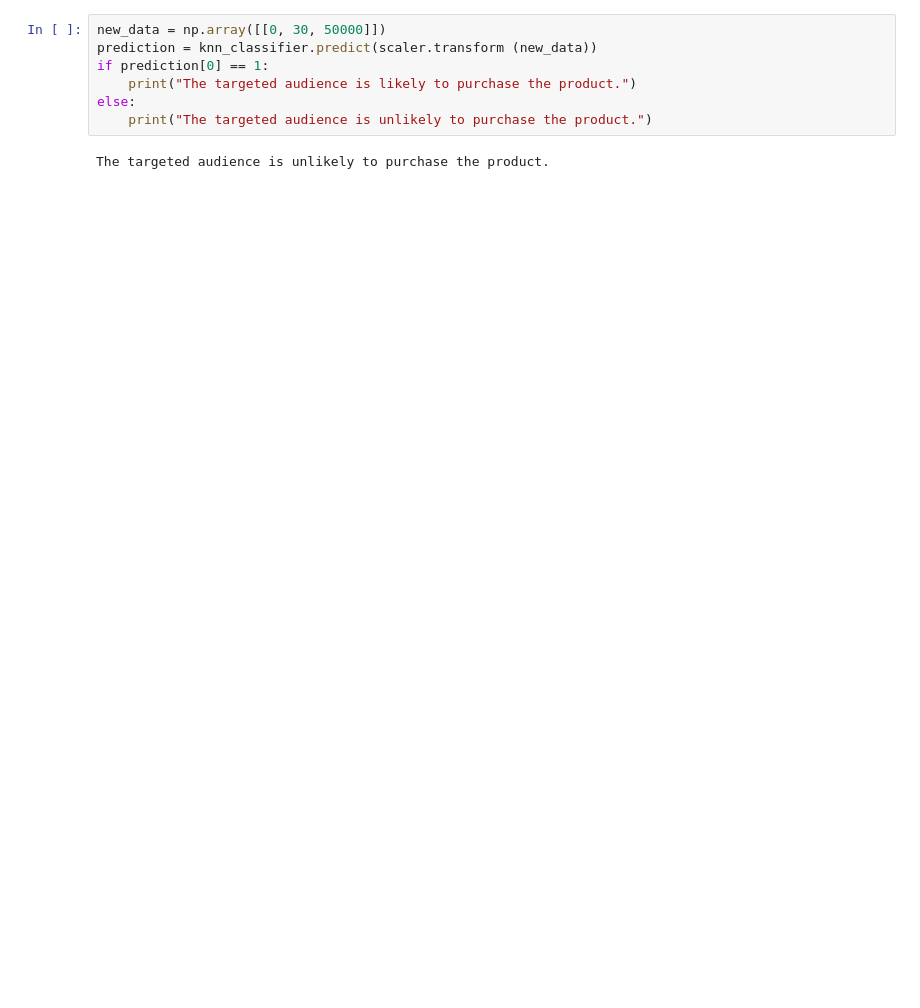
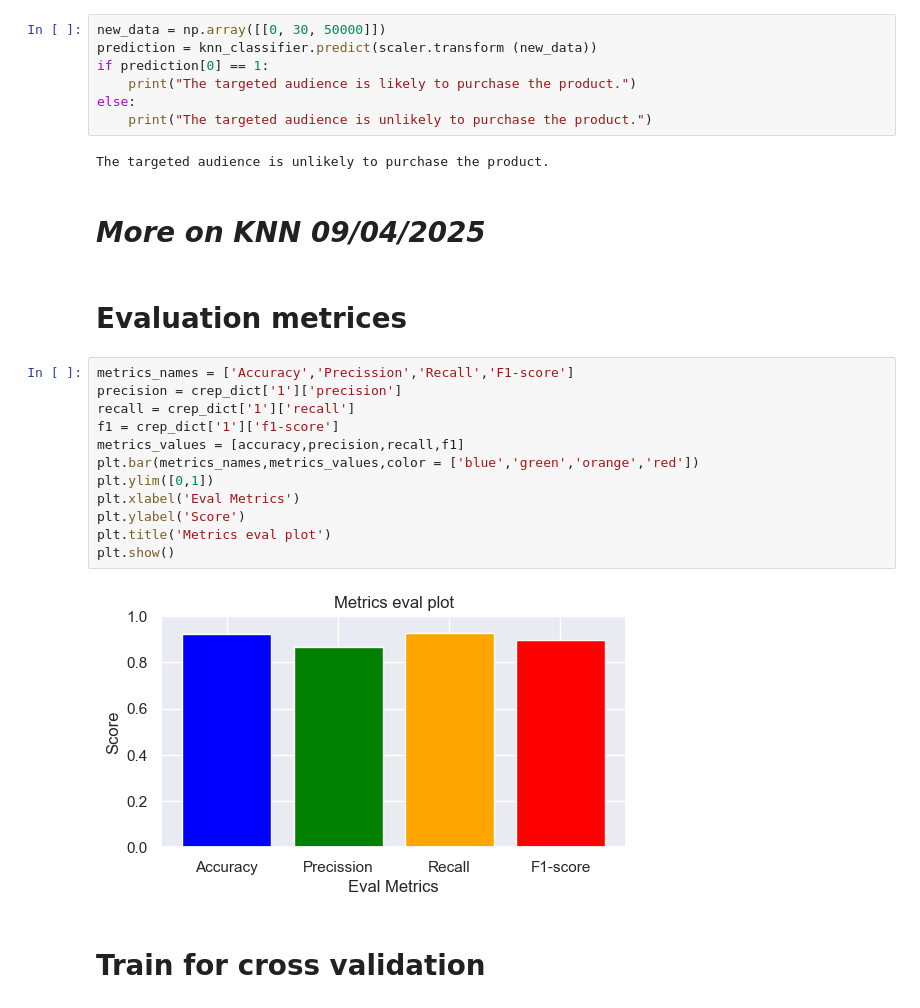
Before and after one commit to SoumabhaSaha15/AIML, a Jupyter notebook: class_work.ipynb, the cells around one changed output. Drawn from its saved outputs; the diff is of its cells as text; blank space fills up the shorter version.

Commit message:
train cross validation done

```diff
--- a/class_work.ipynb
+++ b/class_work.ipynb
@@ -96,3 +115,23 @@ else:
     print("The targeted audience is unlikely to purchase the product.")
 # %% [output]
 The targeted audience is unlikely to purchase the product.
+# %% [markdown]
+# ***More on KNN 09/04/2025***
+# %% [markdown]
+# Evaluation metrices
+# %%
+metrics_names = ['Accuracy','Precission','Recall','F1-score']
+precision = crep_dict['1']['precision']
+recall = crep_dict['1']['recall']
+f1 = crep_dict['1']['f1-score']
+metrics_values = [accuracy,precision,recall,f1]
+plt.bar(metrics_names,metrics_values,color = ['blue','green','orange','red'])
+plt.ylim([0,1])
+plt.xlabel('Eval Metrics')
+plt.ylabel('Score')
+plt.title('Metrics eval plot')
+plt.show()
+# %% [output]
+[figure, added]
+# %% [markdown]
+# Train for cross validation
```
Also changed, not shown: parts of 9 cells of this notebook.
